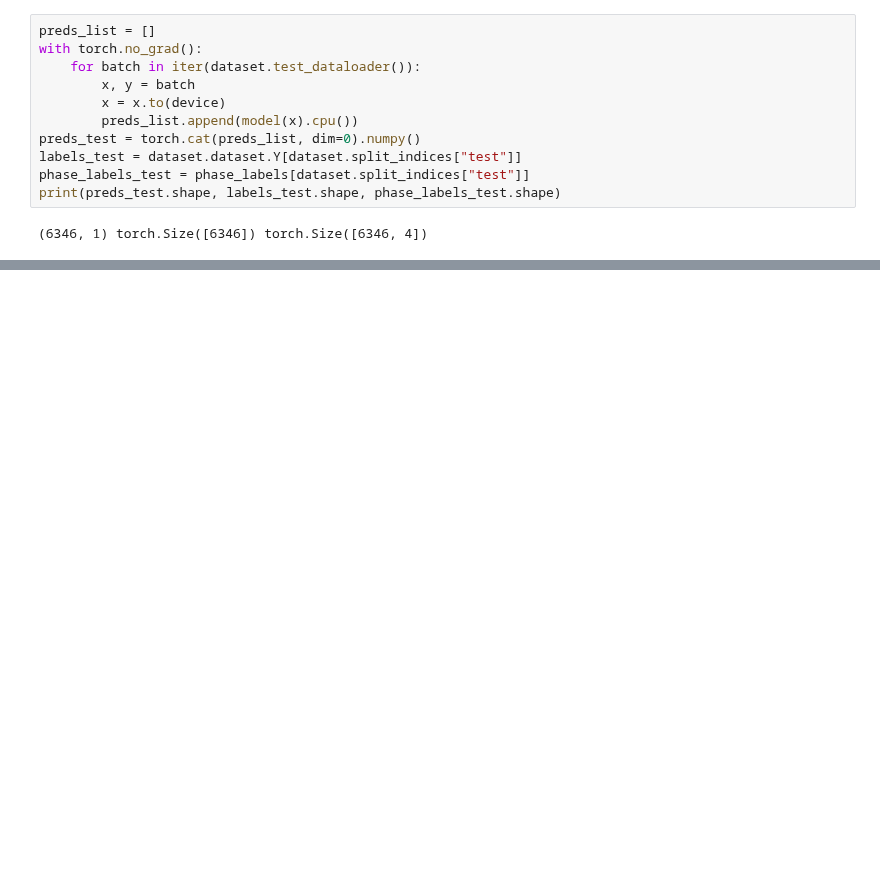
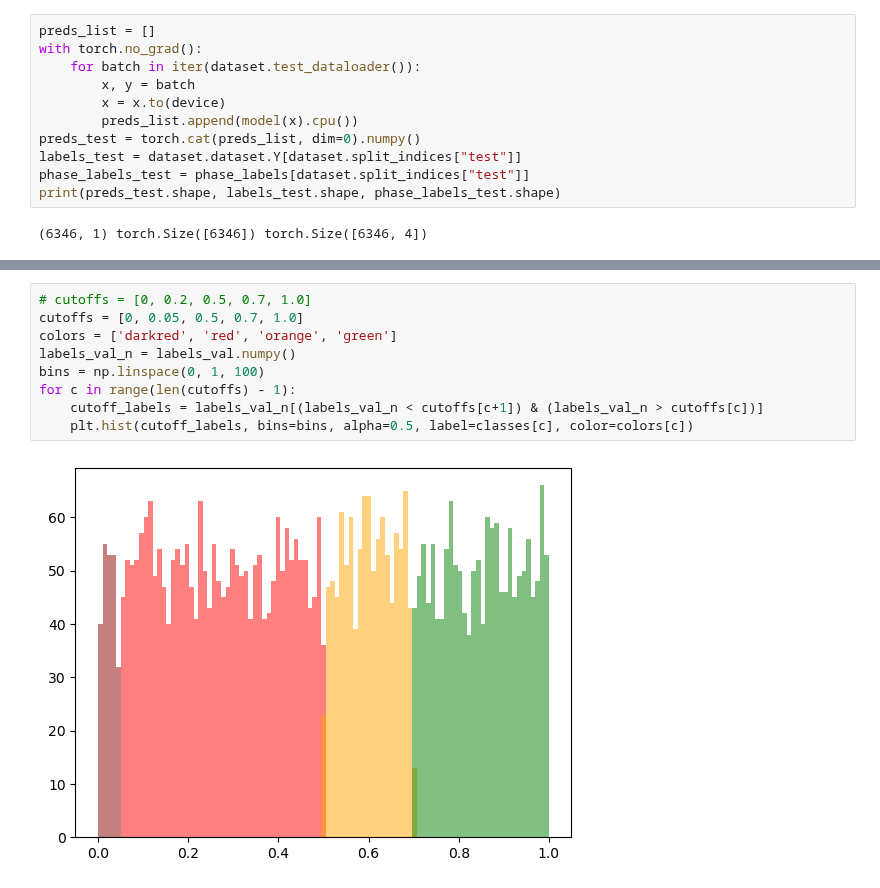
Before and after one commit to ishan-gaur/HPA_CC, a Jupyter notebook: scripts/cm_eval.ipynb, the cells around one changed output, grey strips where cells are left out. Drawn from its saved outputs; the diff is of its cells as text; blank space fills up the shorter version.

```diff
--- a/scripts/cm_eval.ipynb
+++ b/scripts/cm_eval.ipynb
@@ -137,0 +150,11 @@ if label_type != "phase":
+# %%
+# cutoffs = [0, 0.2, 0.5, 0.7, 1.0]
+cutoffs = [0, 0.05, 0.5, 0.7, 1.0]
+colors = ['darkred', 'red', 'orange', 'green']
+labels_val_n = labels_val.numpy()
+bins = np.linspace(0, 1, 100)
+for c in range(len(cutoffs) - 1):
+    cutoff_labels = labels_val_n[(labels_val_n < cutoffs[c+1]) & (labels_val_n > cutoffs[c])]
+    plt.hist(cutoff_labels, bins=bins, alpha=0.5, label=classes[c], color=colors[c])
+# %% [output]
+[figure, added]
```
Also changed, not shown: parts of 12 cells of this notebook.
